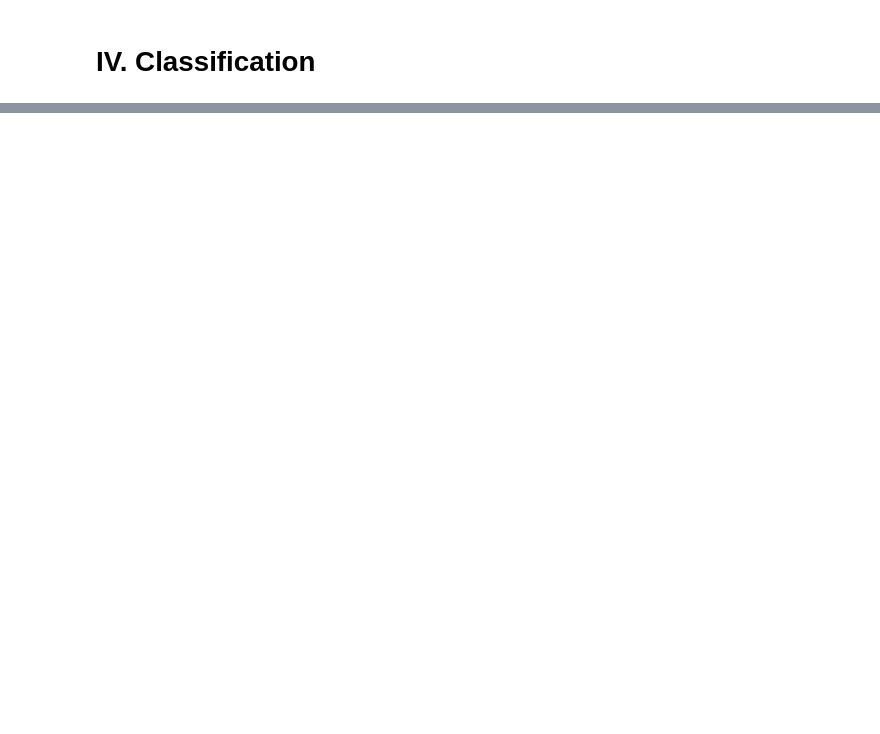
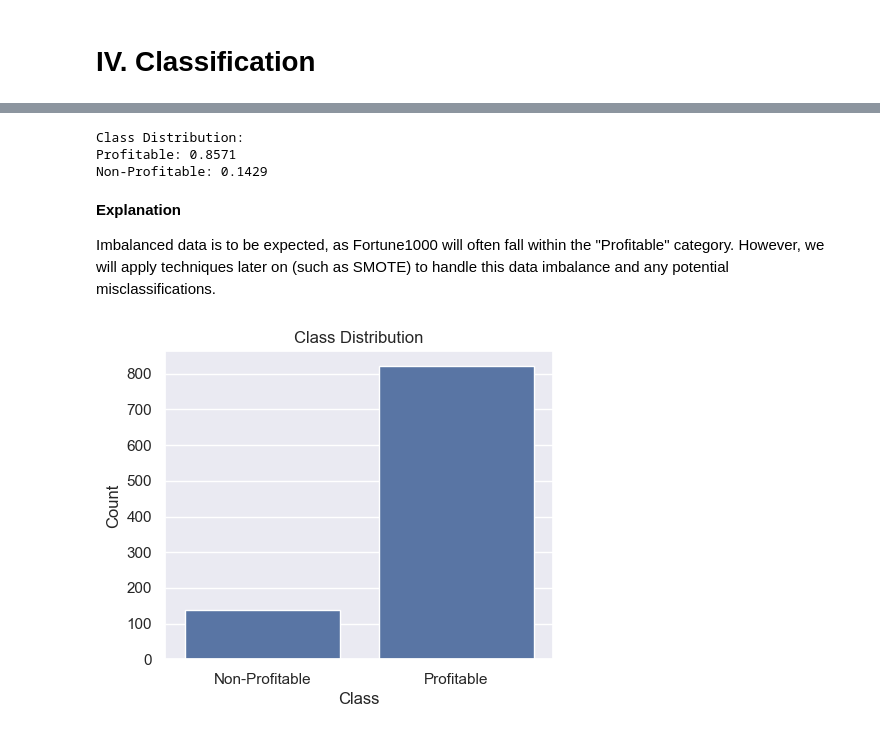
Before and after one commit to jss2326/AML-Final-Project, a Jupyter notebook: AML_Deliverable 3_Group 24.ipynb, the cells around one changed output, grey strips where cells are left out. Saved outputs shown, nothing was run; the diff lists cells and outputs as text; code cells hidden in the pictures; blank space fills up the shorter version.

```diff
--- a/AML_Deliverable 3_Group 24.ipynb
+++ b/AML_Deliverable 3_Group 24.ipynb
@@ -675,0 +698,28 @@ These are all Fortune1000 companies, so they will lack sudden market events like
+# %%
+# Examine class imbalance
+profitable_count = len(df[df["Profitable_yes"] == 1]) / len(df)
+non_profitable_count = 1 - profitable_count
+print(f"Class Distribution:\nProfitable: {profitable_count:.4f}\nNon-Profitable: {non_profitable_count:.4f}")
+# %% [output]
+Class Distribution:
+Profitable: 0.8571
+Non-Profitable: 0.1429
+# %% [markdown]
+**Explanation**
+
+Imbalanced data is to be expected, as Fortune1000 will often fall within the "Profitable" category. However, we will apply techniques later on (such as SMOTE) to handle this data imbalance and any potential misclassifications.
+# %%
+# Visualize class distribution
+
+
+plt.figure(figsize=(5, 4))
+sns.countplot(x="Profitable_yes", data=df)
+plt.title("Class Distribution")
+plt.xlabel("Class")
+plt.ylabel("Count")
+plt.xticks([0, 1], ["Non-Profitable", "Profitable"])
+
+
+plt.show()
+# %% [output]
+[figure, added]
```
Also changed, not shown: parts of 37 cells of this notebook.
